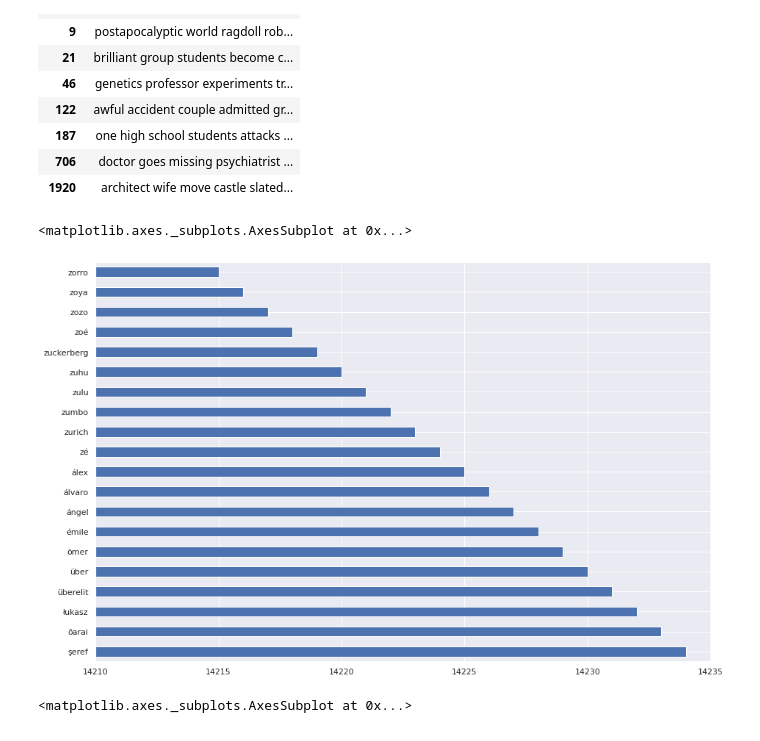
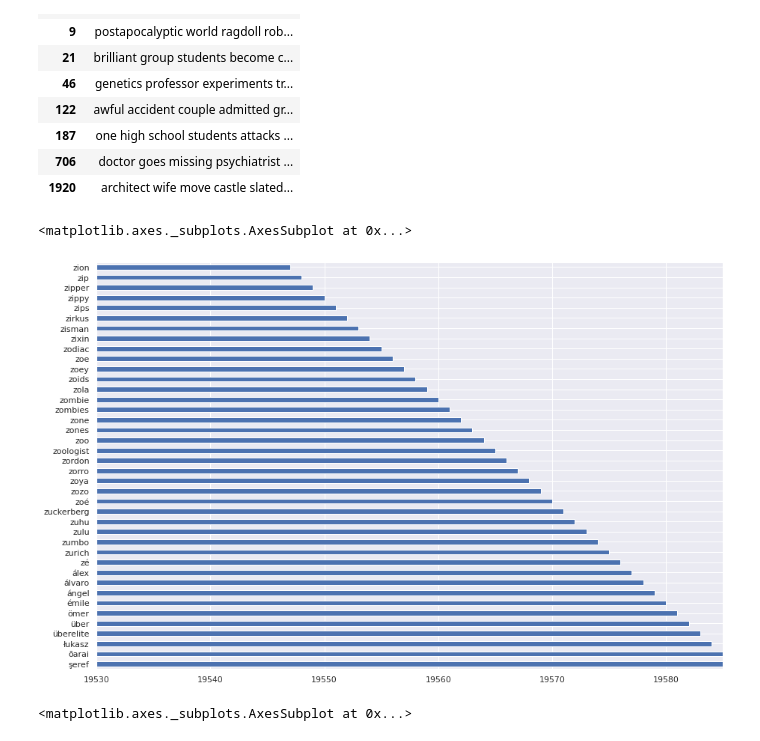
Before and after one commit to ZeeshanAhmed95/Capstone-NLP-NETFLIX-MOVIES-AND-TV-SHOWS-CLUSTERING, a Jupyter notebook: NETFLIX_MOVIES_AND_TV_SHOWS_CLUSTERING.ipynb, the cells around one changed output. Saved outputs shown, nothing was run; the diff lists cells and outputs as text; code cells hidden in the pictures.

```diff
--- a/NETFLIX_MOVIES_AND_TV_SHOWS_CLUSTERING.ipynb
+++ b/NETFLIX_MOVIES_AND_TV_SHOWS_CLUSTERING.ipynb
@@ -693,11 +684,11 @@ vocab_bef_stem = pd.Series(count, index=vocab)
 # sort the dataframe
 vocab_before_stem = vocab_bef_stem.sort_values(ascending=False)
 # %%
-top_vacab = vocab_before_stem.head(20)
-top_vacab.plot(kind = 'barh', figsize = (15,10),xlim = (14210, 14235))
+top_vacab = vocab_before_stem.head(40)
+top_vacab.plot(kind = 'barh', figsize = (15,10),xlim = (19530, 19585))
 # %% [output]
 <matplotlib.axes._subplots.AxesSubplot at 0x...>
-[figure, old version]
+[figure, new version]
 # %%
 top_vacab = vocab_before_stem.tail(20)
 top_vacab.plot(kind = 'barh', figsize = (15,10),)
```
Also changed, not shown: parts of 24 cells of this notebook.
